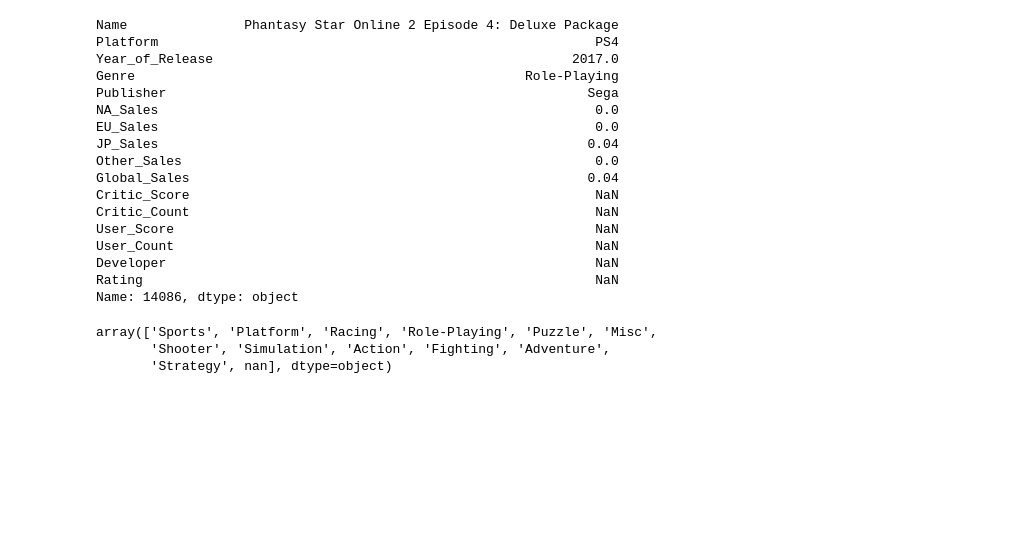
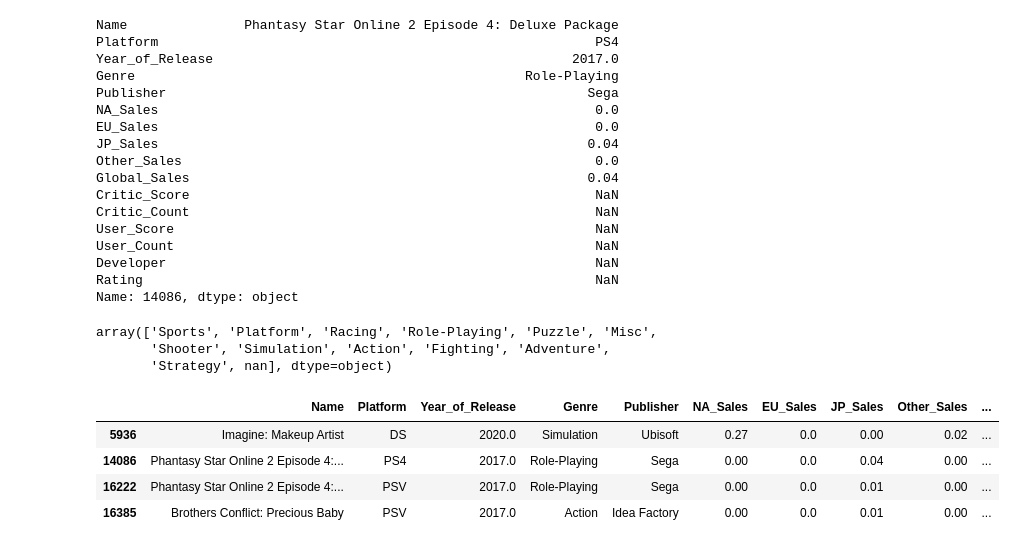
Before and after one commit to LorenzoAnogITSAR/esame_dva, a Jupyter notebook: analisi.ipynb, the cells around one changed output. Drawn from its saved outputs; the diff is of its cells as text; code cells hidden in the pictures; blank space fills up the shorter version.

```diff
--- a/analisi.ipynb
+++ b/analisi.ipynb
@@ -52,3 +52,11 @@ df['Genre'].unique()
 array(['Sports', 'Platform', 'Racing', 'Role-Playing', 'Puzzle', 'Misc',
        'Shooter', 'Simulation', 'Action', 'Fighting', 'Adventure',
        'Strategy', nan], dtype=object)
+# %%
+df[df['Year_of_Release'] > 2016]
+# %% [output]
+|  | Name | Platform | Year_of_Release | Genre | Publisher | NA_Sales | EU_Sales | JP_Sales | Other_Sales | ... |
+| 5936 | Imagine: Makeup Artist | DS | 2020.0 | Simulation | Ubisoft | 0.27 | 0.0 | 0.00 | 0.02 | ... |
+| 14086 | Phantasy Star Online 2 Episode 4:... | PS4 | 2017.0 | Role-Playing | Sega | 0.00 | 0.0 | 0.04 | 0.00 | ... |
+| 16222 | Phantasy Star Online 2 Episode 4:... | PSV | 2017.0 | Role-Playing | Sega | 0.00 | 0.0 | 0.01 | 0.00 | ... |
+| 16385 | Brothers Conflict: Precious Baby | PSV | 2017.0 | Action | Idea Factory | 0.00 | 0.0 | 0.01 | 0.00 | ... |
```
Also changed, not shown: parts of 2 cells of this notebook.
